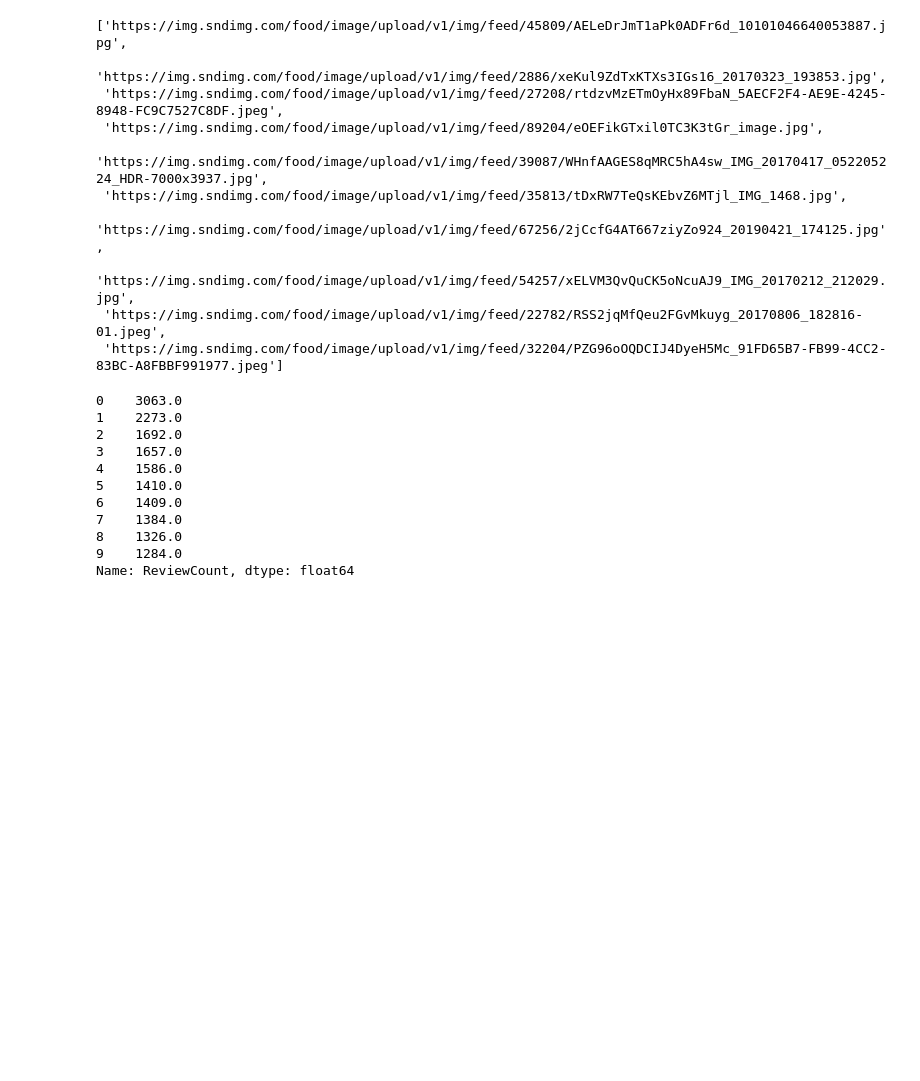
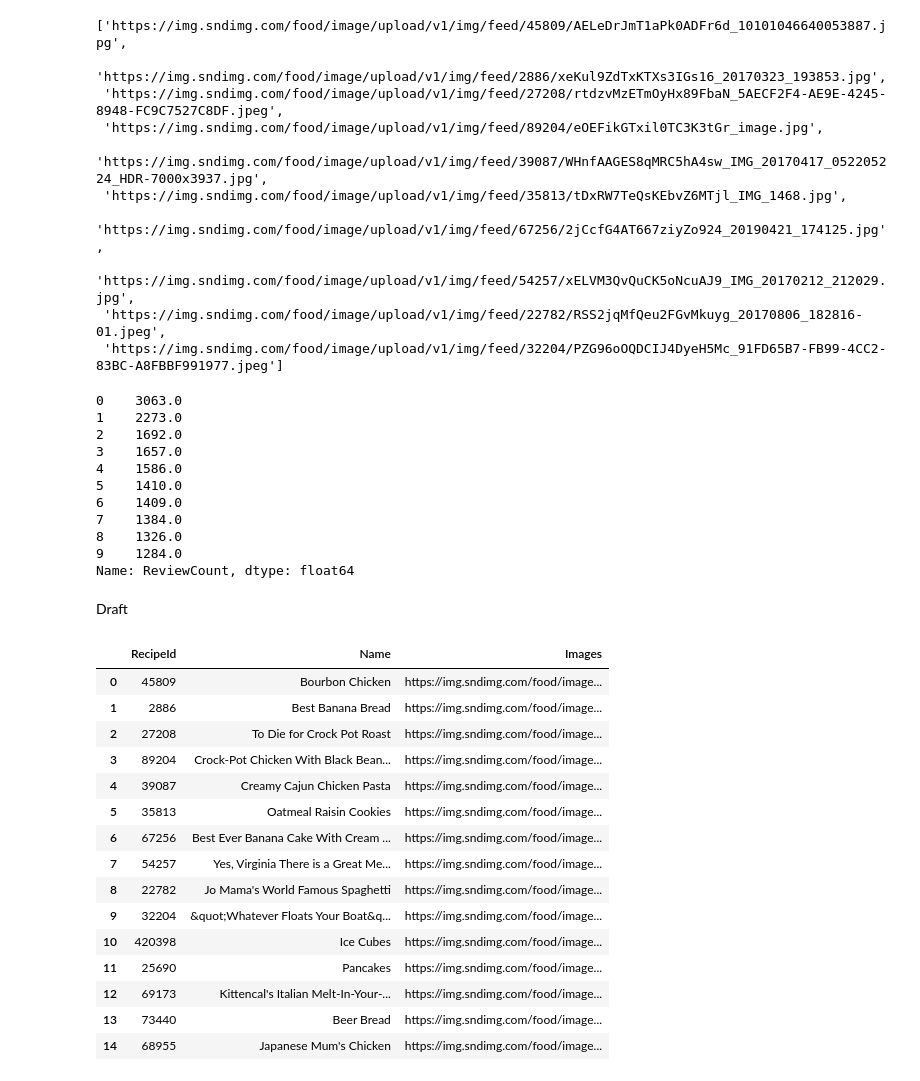
Before and after one commit to AghilZadeh/PlateMate, a Jupyter notebook: notebooks/EDA.ipynb, the cells around one changed output. Saved outputs shown, nothing was run; the diff lists cells and outputs as text; code cells hidden in the pictures; blank space fills up the shorter version.

```diff
--- a/notebooks/EDA.ipynb
+++ b/notebooks/EDA.ipynb
@@ -223,3 +223,30 @@ pd.read_csv('../data/recipes.csv', nrows=10)['ReviewCount']
 8    1326.0
 9    1284.0
 Name: ReviewCount, dtype: float64
+# %% [markdown]
+Draft
+# %%
+def find_url(s: str) -> str:
+    'returns a valid url parsed from a string'
+    return re.search(r'(http(s?):)([/|.|\w|\s|-])*\.(?:jpg|jpeg|gif|png)', s).group(0)
+# %%
+recipes = pd.read_csv('../data/recipes.csv', usecols=['RecipeId', 'Name', 'Images'], nrows=15)
+recipes['Images'] = list(map(find_url, recipes['Images']))
+recipes
+# %% [output]
+|  | RecipeId | Name | Images |
+| 0 | 45809 | Bourbon Chicken | https://img.sndimg.com/food/image... |
+| 1 | 2886 | Best Banana Bread | https://img.sndimg.com/food/image... |
+| 2 | 27208 | To Die for Crock Pot Roast | https://img.sndimg.com/food/image... |
+| 3 | 89204 | Crock-Pot Chicken With Black Bean... | https://img.sndimg.com/food/image... |
+| 4 | 39087 | Creamy Cajun Chicken Pasta | https://img.sndimg.com/food/image... |
+| 5 | 35813 | Oatmeal Raisin Cookies | https://img.sndimg.com/food/image... |
+| 6 | 67256 | Best Ever Banana Cake With Cream ... | https://img.sndimg.com/food/image... |
+| 7 | 54257 | Yes, Virginia There is a Great Me... | https://img.sndimg.com/food/image... |
+| 8 | 22782 | Jo Mama's World Famous Spaghetti | https://img.sndimg.com/food/image... |
+| 9 | 32204 | &quot;Whatever Floats Your Boat&q... | https://img.sndimg.com/food/image... |
+| 10 | 420398 | Ice Cubes | https://img.sndimg.com/food/image... |
+| 11 | 25690 | Pancakes | https://img.sndimg.com/food/image... |
+| 12 | 69173 | Kittencal's Italian Melt-In-Your-... | https://img.sndimg.com/food/image... |
+| 13 | 73440 | Beer Bread | https://img.sndimg.com/food/image... |
+| 14 | 68955 | Japanese Mum's Chicken | https://img.sndimg.com/food/image... |
```
Also changed, not shown: parts of 1 cell of this notebook, 1 other file.
